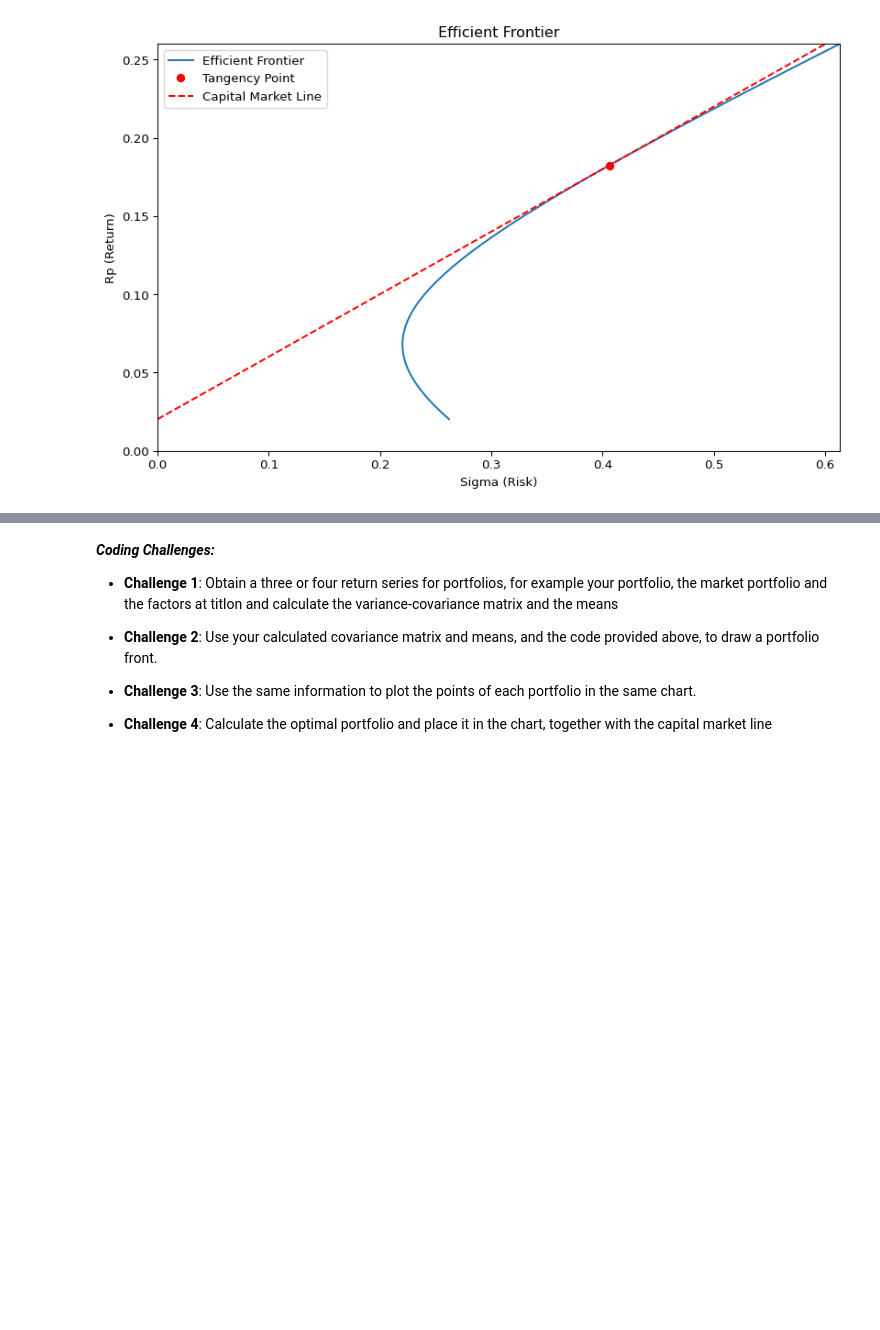
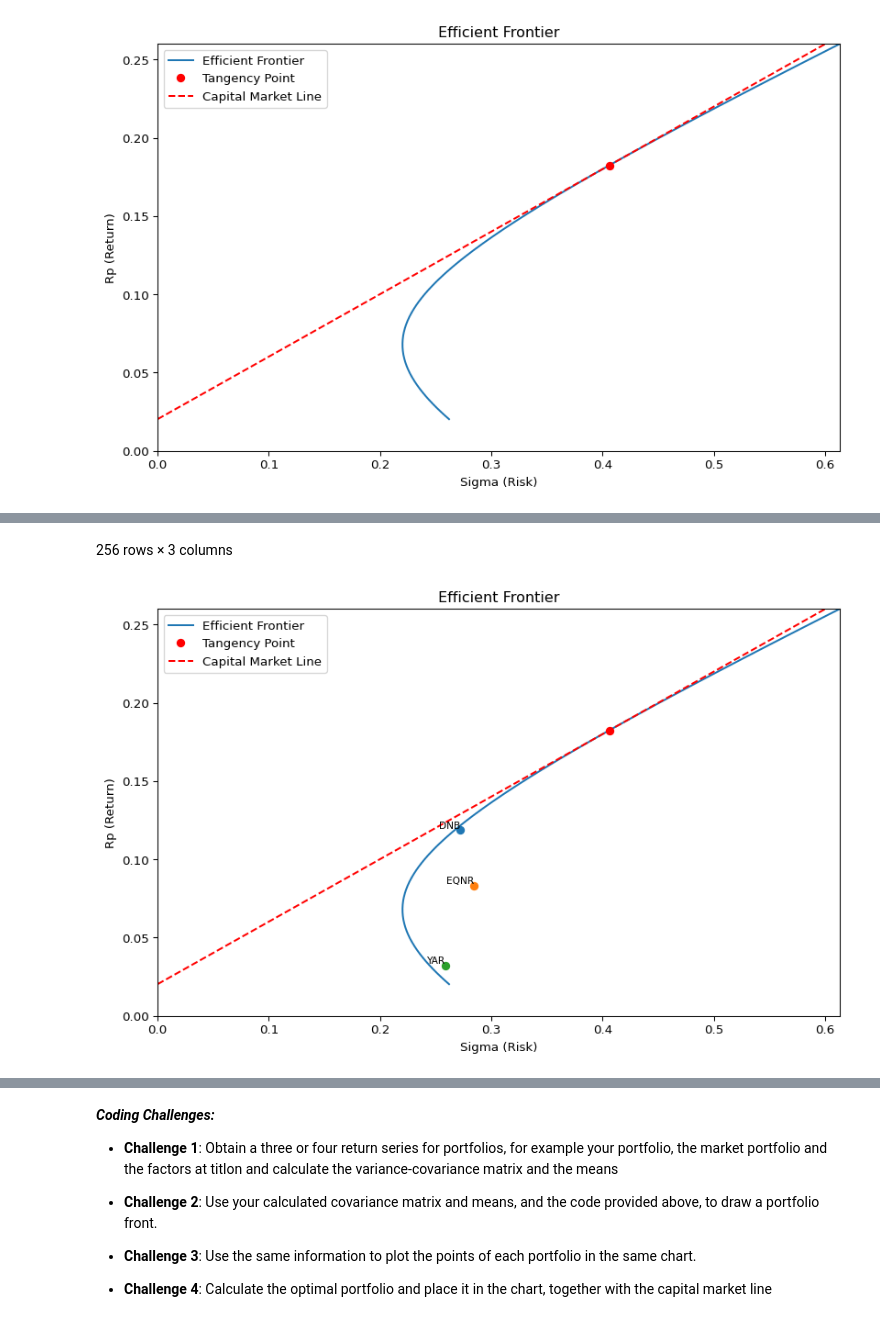
Before and after one commit to uit-sok-3011-h24/uit-sok-3011-h24.github.io, a Jupyter notebook: finans/3-lecture_optport.ipynb, the cells around one changed output, grey strips where cells are left out. Cells and saved outputs as stored; diff of their text form; code cells hidden in the pictures; blank space fills up the shorter version.

```diff
--- a/finans/3-lecture_optport.ipynb
+++ b/finans/3-lecture_optport.ipynb
@@ -739,0 +769,16 @@ fig
+# %%
+X_df
+# %% [output]
+256 rows × 3 columns
+# %%
+expected = X_df.mean()*52
+std = X_df.std()*52**0.5
+
+
+for series in expected.index:
+        ax.scatter(std[series], expected[series], label=series)
+        ax.text(std[series], expected[series], series, fontsize=8, ha='right', va='bottom')
+
+fig
+# %% [output]
+[figure, added]
```
Also changed, not shown: parts of 28 cells of this notebook, 16 other files.
